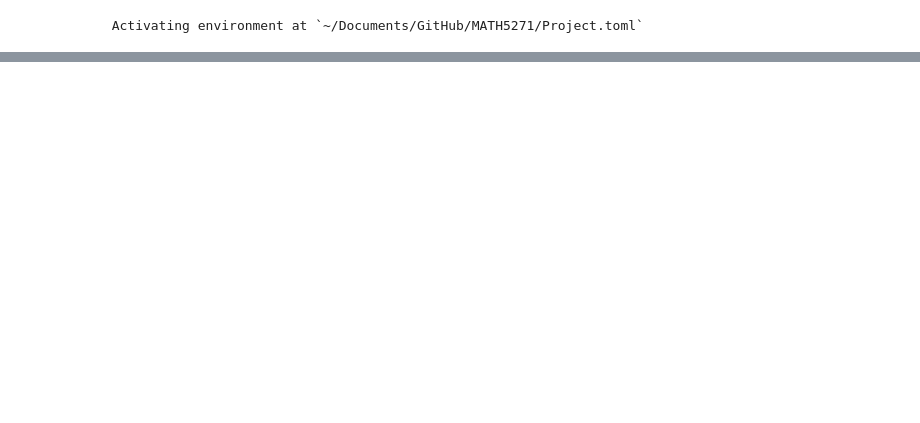
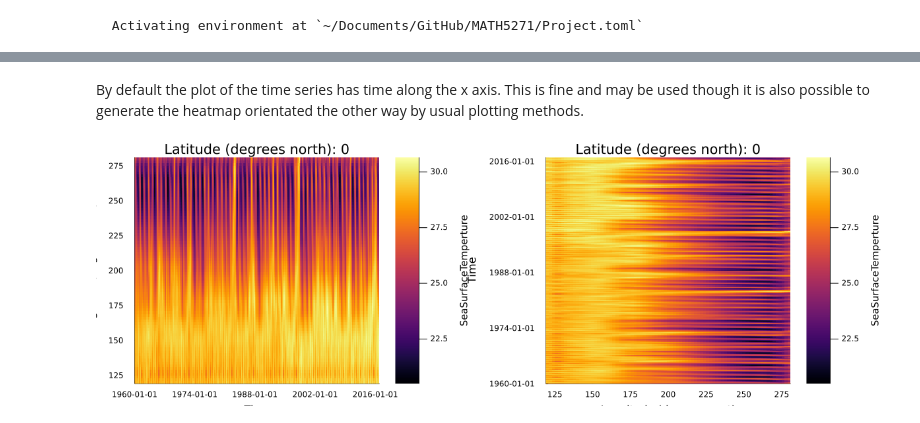
Before and after one commit to jbisits/MATH5271, a Jupyter notebook: Task 2/Task2.ipynb, the cells around one changed output, grey strips where cells are left out. Cells and saved outputs as stored; diff of their text form; code cells hidden in the pictures; blank space fills up the shorter version.

```diff
--- a/Task 2/Task2.ipynb
+++ b/Task 2/Task2.ipynb
@@ -44,0 +93,14 @@ dimensions = ( Lon(lon), Lat(lat), Time(t))
+# %% [markdown]
+By default the plot of the time series has time along the x axis.
+This is fine and may be used though it is also possible to generate the heatmap orientated the other way by usual plotting methods.
+# %%
+long_ts = SSTglobal[Lon(Between(120, 280)), Lat(At(0)), Ti()]
+plot1 = long_ts |> heatmap
+plot2 = heatmap(120:2:280, timelength, long_ts',
+                title = "Latitude (degrees north): 0",
+                xlabel = "Longitude (degrees east)",
+                ylabel = "Time",
+                colorbar_title  = "SeaSurfaceTemperture")
+plot(plot1, plot2, size = (1200, 400), layout = (1, 2))
+# %% [output]
+[figure, added]
```
Also changed, not shown: parts of 10 cells of this notebook, 4 other files.
